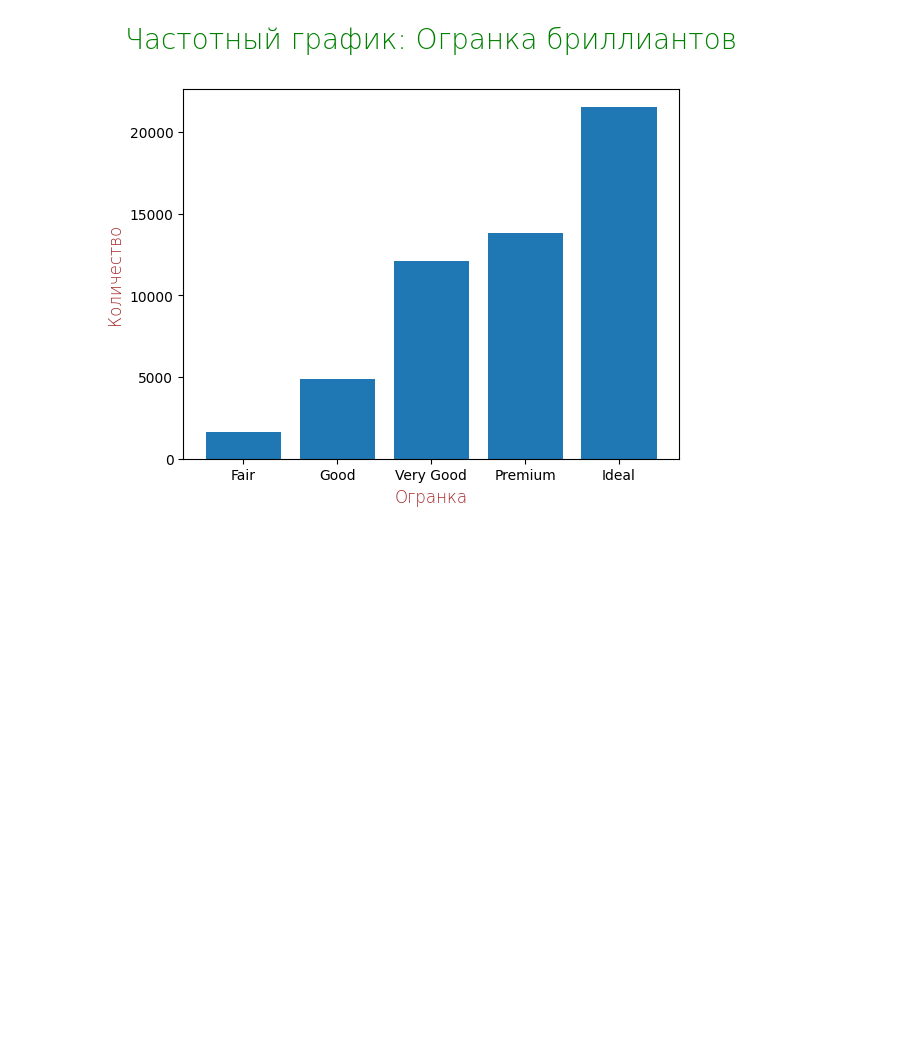
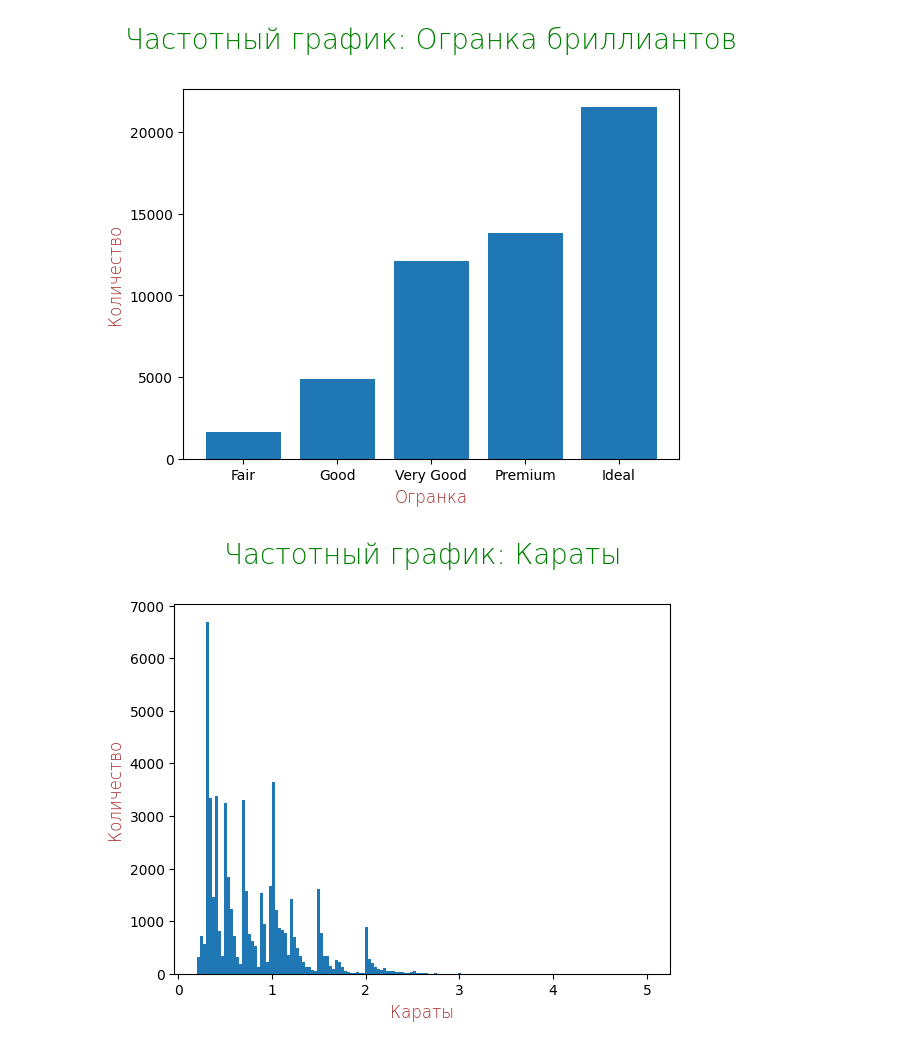
Before and after one commit to AlenaLT/Jupyter, a Jupyter notebook: Second.ipynb, the cells around one changed output. Saved outputs shown, nothing was run; the diff lists cells and outputs as text; code cells hidden in the pictures; blank space fills up the shorter version.

Commit message:
Добавление графика по каратам

```diff
--- a/Second.ipynb
+++ b/Second.ipynb
@@ -74,3 +74,15 @@ plt.ylabel("Количество", fontdict={'fontsize': 12, 'fontweight': 20, '
 plt.show()
 # %% [output]
 [figure]
+# %%
+plt.hist(data["carat"], bins = 150)
+
+# Добавление заголовка
+plt.title("Частотный график: Караты\n", fontdict={'fontsize': 20, 'fontweight': 20, 'color' : 'Green'})
+
+plt.xlabel("Караты", fontdict={'fontsize': 12, 'fontweight': 20, 'color' : 'Brown'})
+plt.ylabel("Количество", fontdict={'fontsize': 12, 'fontweight': 20, 'color' : 'Brown'})
+
+plt.show()
+# %% [output]
+[figure, added]
```
